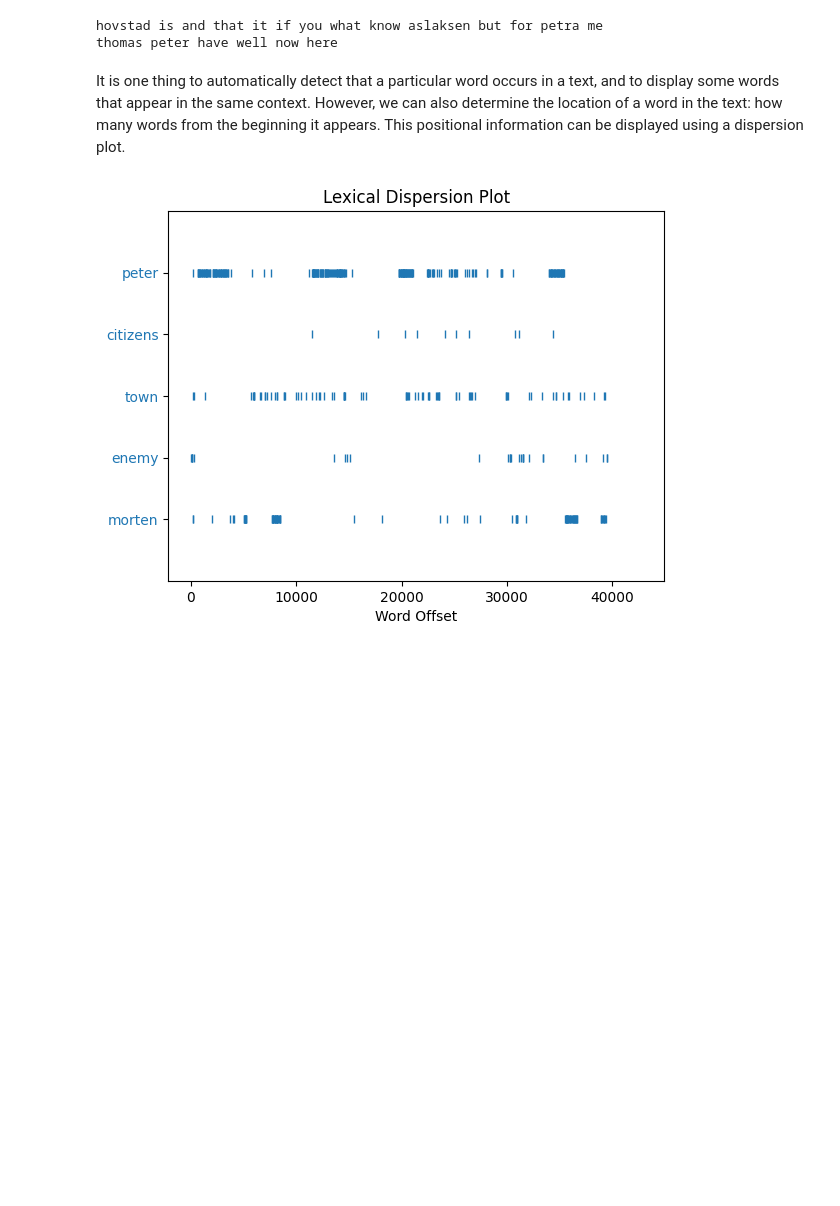
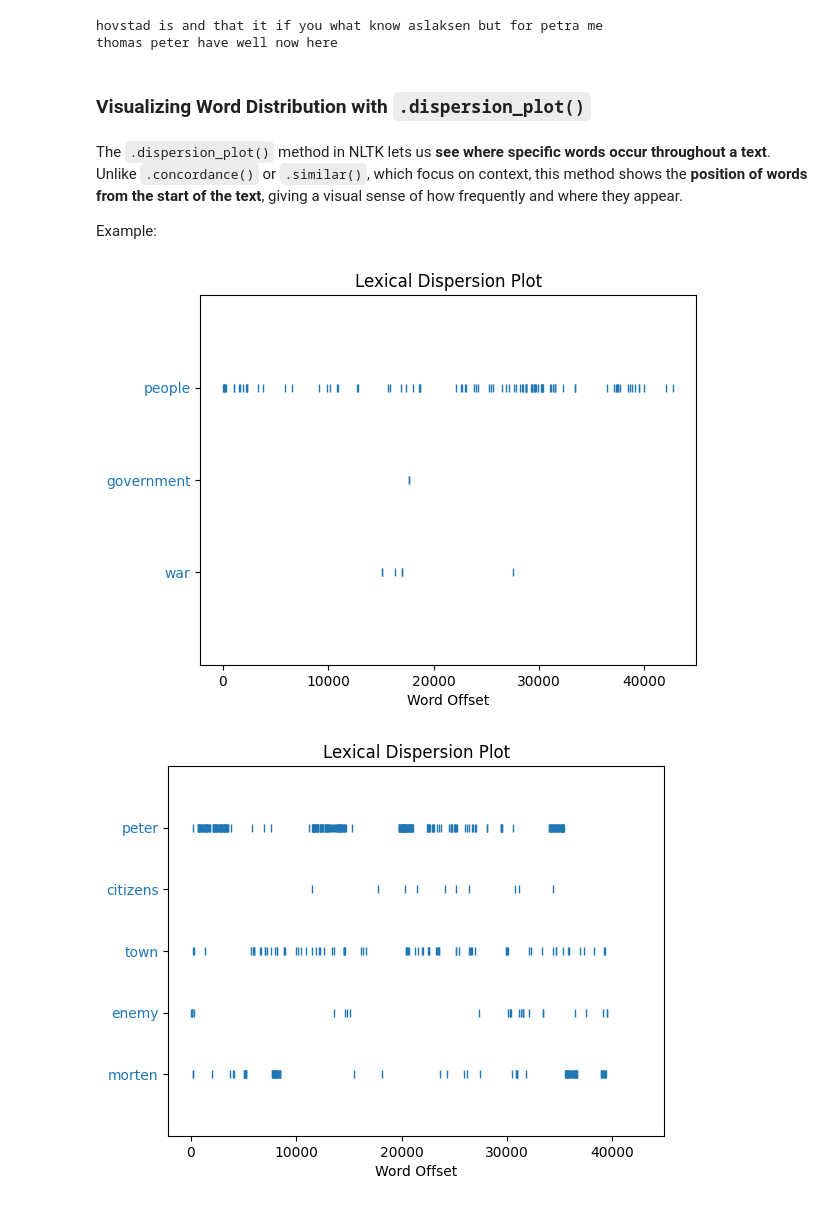
Before and after one commit to hhaeri/econnlpcourse.github.io, a Jupyter notebook: code/Python-Text-Overview_HH.ipynb, the cells around one changed output. Cells and saved outputs as stored; diff of their text form; code cells hidden in the pictures; blank space fills up the shorter version.

```diff
--- a/code/Python-Text-Overview_HH.ipynb
+++ b/code/Python-Text-Overview_HH.ipynb
@@ -182,8 +329,16 @@ text_nltk.similar("stockmann")
 # %% [output]
 hovstad is and that it if you what know aslaksen but for petra me
 thomas peter have well now here
-# %% [markdown]
-It is one thing to automatically detect that a particular word occurs in a text, and to display some words that appear in the same context. However, we can also determine the location of a word in the text: how many words from the beginning it appears. This positional information can be displayed using a dispersion plot.
+# %% [markdown]
+### **Visualizing Word Distribution with `.dispersion_plot()`**
+# %% [markdown]
+The `.dispersion_plot()` method in NLTK lets us **see where specific words occur throughout a text**. Unlike `.concordance()` or `.similar()`, which focus on context, this method shows the **position of words from the start of the text**, giving a visual sense of how frequently and where they appear.
+
+Example:
+# %%
+text_nltk.dispersion_plot(["people", "government", "war"])
+# %% [output]
+[figure, added]
 # %%
 text_nltk.dispersion_plot(["peter", "citizens", "town", "enemy", "morten"])
 # %% [output]
```
Also changed, not shown: parts of 77 cells of this notebook.
